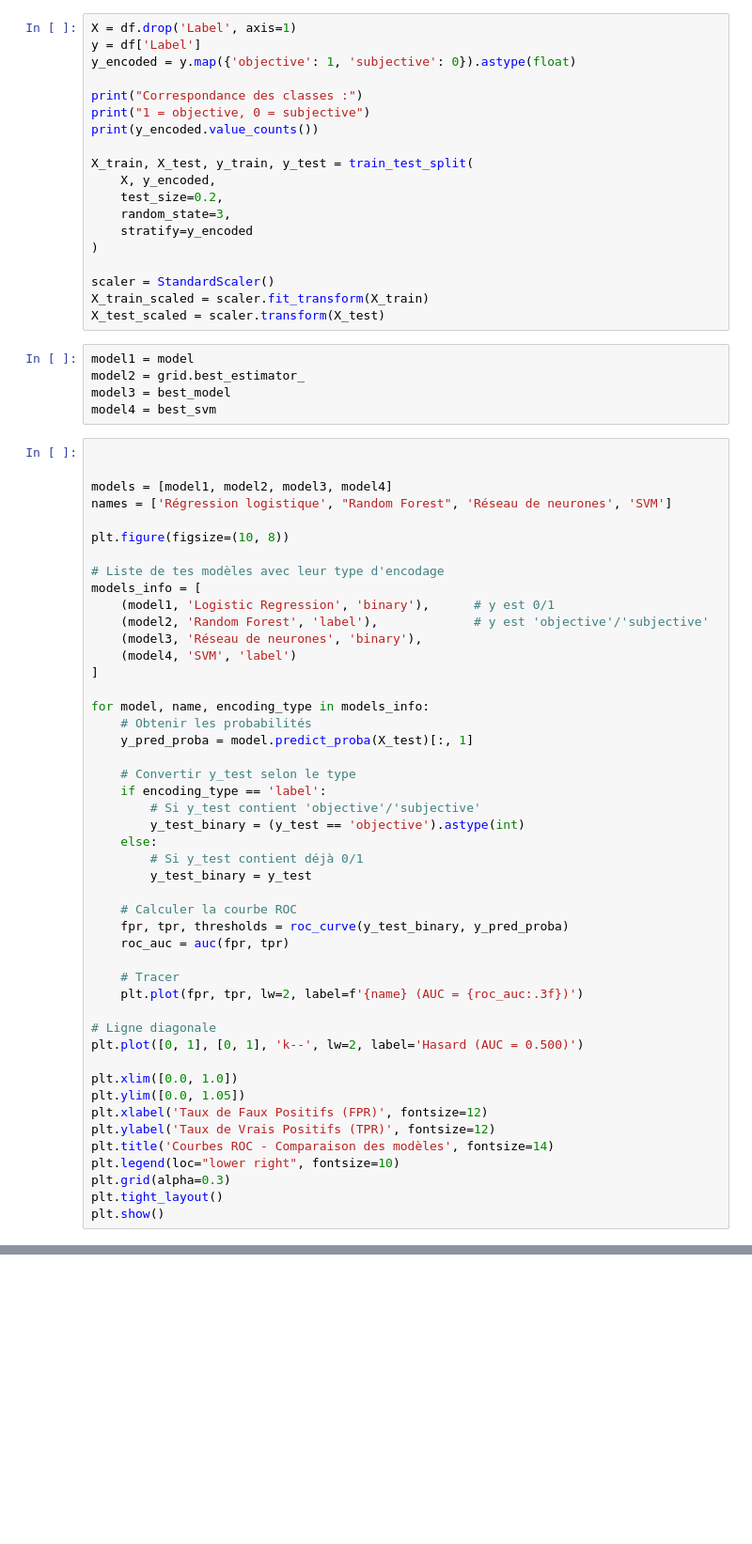
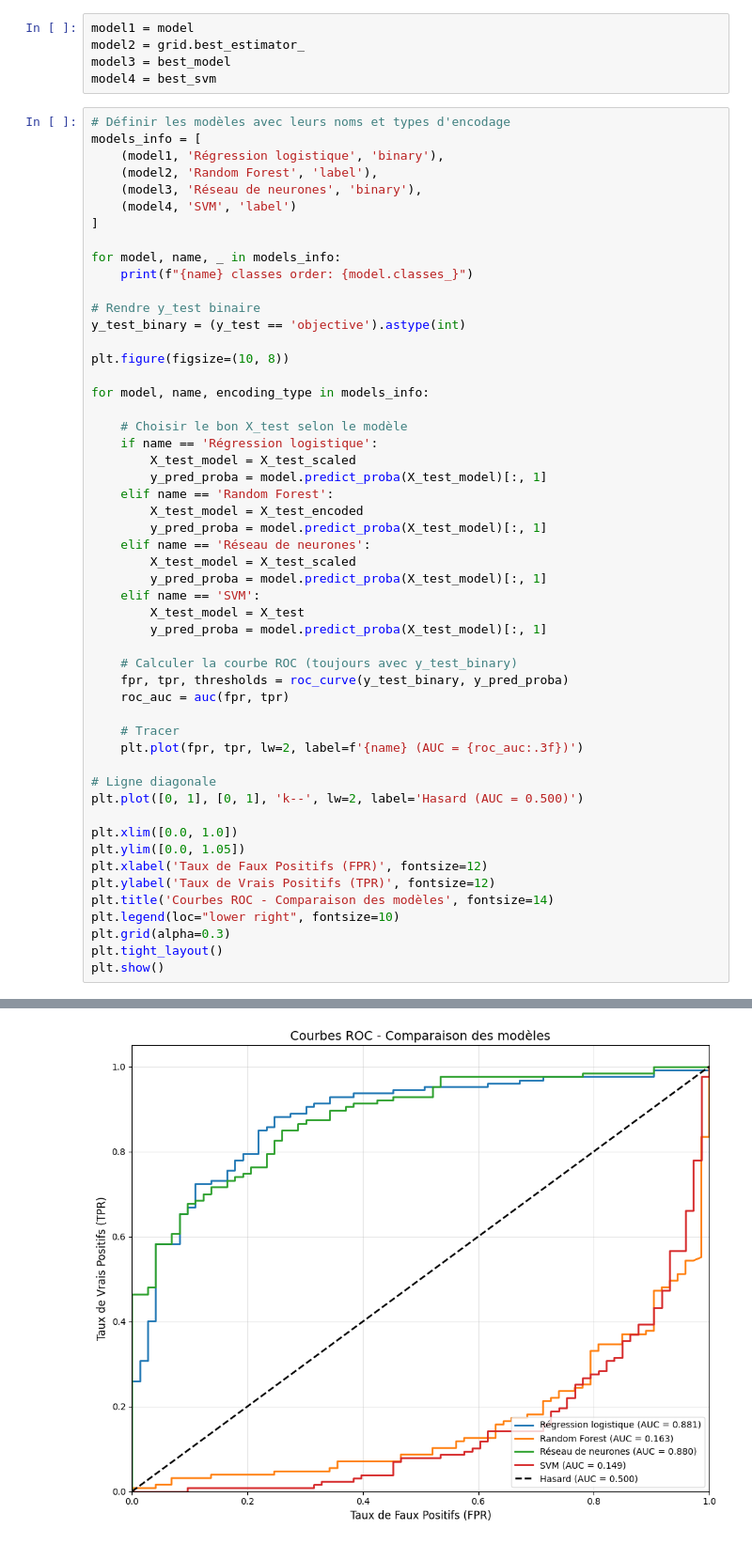
Before and after one commit to LilouSoulas/Projet_de_statistique_3A, a Jupyter notebook: main_code.ipynb, the cells around one changed output, grey strips where cells are left out. Shown at 94% size. Saved outputs shown, nothing was run; the diff lists cells and outputs as text; blank space fills up the shorter version.

```diff
--- a/main_code.ipynb
+++ b/main_code.ipynb
@@ -622,58 +602,44 @@ Confusion matrix:
 # %% [markdown]
 # Choix du modèle
-# %%
-X = df.drop('Label', axis=1)
-y = df['Label']
-y_encoded = y.map({'objective': 1, 'subjective': 0}).astype(float)
-
-print("Correspondance des classes :")
-print("1 = objective, 0 = subjective")
-print(y_encoded.value_counts())
-
-X_train, X_test, y_train, y_test = train_test_split(
-    X, y_encoded,
-    test_size=0.2,
-    random_state=3,
-    stratify=y_encoded
-)
-
-scaler = StandardScaler()
-X_train_scaled = scaler.fit_transform(X_train)
-X_test_scaled = scaler.transform(X_test)
 # %%
 model1 = model
 model2 = grid.best_estimator_
 model3 = best_model
 model4 = best_svm
 # %%
-
-
-models = [model1, model2, model3, model4]
-names = ['Régression logistique', "Random Forest", 'Réseau de neurones', 'SVM']
-
-plt.figure(figsize=(10, 8))
-
-# Liste de tes modèles avec leur type d'encodage
+# Définir les modèles avec leurs noms et types d'encodage
 models_info = [
-    (model1, 'Logistic Regression', 'binary'),      # y est 0/1
-    (model2, 'Random Forest', 'label'),             # y est 'objective'/'subjective'
+    (model1, 'Régression logistique', 'binary'),
+    (model2, 'Random Forest', 'label'),
     (model3, 'Réseau de neurones', 'binary'),
     (model4, 'SVM', 'label')
 ]
 
+for model, name, _ in models_info:
+    print(f"{name} classes order: {model.classes_}")
+
+# Rendre y_test binaire
+y_test_binary = (y_test == 'objective').astype(int)
+
+plt.figure(figsize=(10, 8))
+
 for model, name, encoding_type in models_info:
-    # Obtenir les probabilités
-    y_pred_proba = model.predict_proba(X_test)[:, 1]
 
-    # Convertir y_test selon le type
-    if encoding_type == 'label':
-        # Si y_test contient 'objective'/'subjective'
-        y_test_binary = (y_test == 'objective').astype(int)
-    else:
-        # Si y_test contient déjà 0/1
-        y_test_binary = y_test
+    # Choisir le bon X_test selon le modèle
+    if name == 'Régression logistique':
+        X_test_model = X_test_scaled
+        y_pred_proba = model.predict_proba(X_test_model)[:, 1]
+    elif name == 'Random Forest':
+        X_test_model = X_test_encoded
+        y_pred_proba = model.predict_proba(X_test_model)[:, 1]
+    elif name == 'Réseau de neurones':
+        X_test_model = X_test_scaled
+        y_pred_proba = model.predict_proba(X_test_model)[:, 1]
+    elif name == 'SVM':
+        X_test_model = X_test
+        y_pred_proba = model.predict_proba(X_test_model)[:, 1]
 
-    # Calculer la courbe ROC
+    # Calculer la courbe ROC (toujours avec y_test_binary)
     fpr, tpr, thresholds = roc_curve(y_test_binary, y_pred_proba)
     roc_auc = auc(fpr, tpr)
 
@@ -697,0 +666 @@ ValueError: y_true takes value in {'objective', 'subjective'} and pos_label is n
+[figure, added]
```
Also changed, not shown: parts of 15 cells of this notebook, 7 other files.
